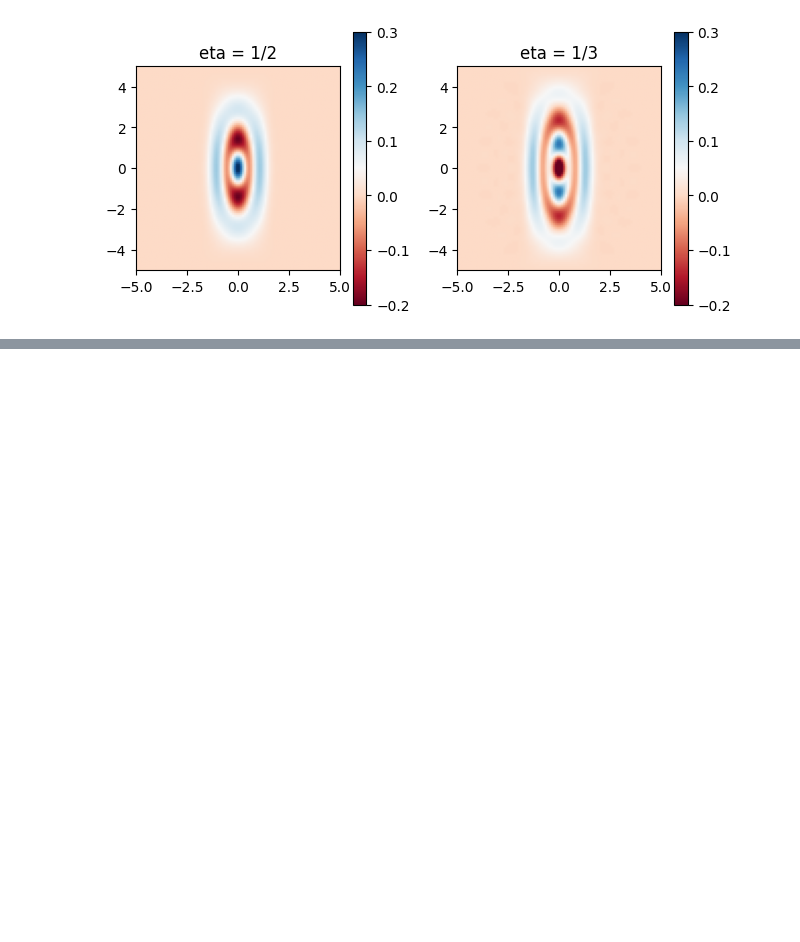
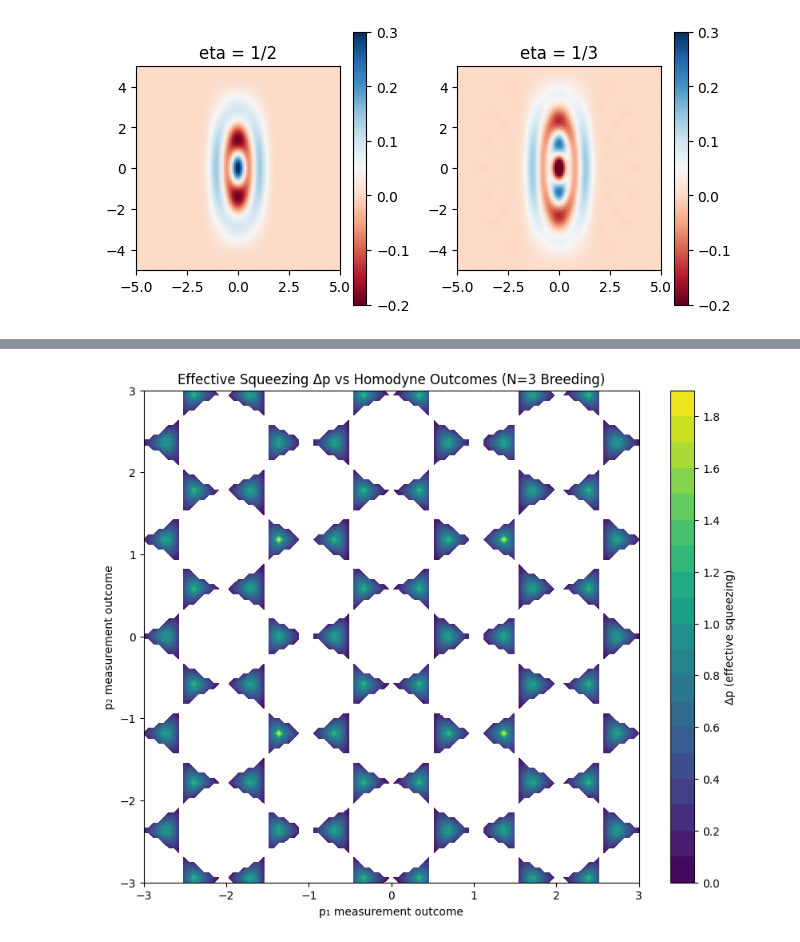
Before and after one commit to lhdarboe/Quantum-Information-Science-Project, a Jupyter notebook: SCS_livia-kopi 2.ipynb, the cells around one changed output, grey strips where cells are left out. Cells and saved outputs as stored; diff of their text form; code cells hidden in the pictures; blank space fills up the shorter version.

```diff
--- a/SCS_livia-kopi 2.ipynb
+++ b/SCS_livia-kopi 2.ipynb
@@ -300,0 +321,36 @@ plt.colorbar()
+# %%
+import numpy as np
+import matplotlib.pyplot as plt
+
+def f_tilde(mu, p1, p2, hbar=1):
+    # Corrected phase factors with proper hbar scaling
+    term1 = 2 * np.exp(1j * mu * np.sqrt(2/3) * p2 / hbar) * np.cos(mu * np.sqrt(2) * p1 / hbar)
+    term2 = np.exp(-1j * mu * 2 * np.sqrt(2/3) * p2 / hbar)
+    return term1 + term2
+
+# Parameters
+hbar = 1
+mu = np.sqrt(3 * np.pi * hbar / 2)  # For qunaught state (πℏ/2 spacing)
+
+# Measurement range
+p1_range = np.linspace(-3, 3, 100)
+p2_range = np.linspace(-3, 3, 100)
+P1, P2 = np.meshgrid(p1_range, p2_range)
+
+# Compute f_tilde
+F = f_tilde(mu, P1, P2)
+
+# Compute Δp (effective squeezing)
+alpha = 1j * np.sqrt(np.pi * hbar)  # Stabilizer displacement for qunaught
+Delta_p = np.sqrt(-2 / (np.abs(alpha)**2) * np.log(np.abs(F)))
+
+# Plotting
+plt.figure(figsize=(10, 8))
+contour = plt.contourf(P1, P2, Delta_p, levels=20, cmap='viridis')
+plt.colorbar(label='Δp (effective squeezing)')
+plt.xlabel('p₁ measurement outcome')
+plt.ylabel('p₂ measurement outcome')
+plt.title('Effective Squeezing Δp vs Homodyne Outcomes (N=3 Breeding)')
+plt.show()
+# %% [output]
+[figure, added]
```
Also changed, not shown: parts of 5 cells of this notebook.
